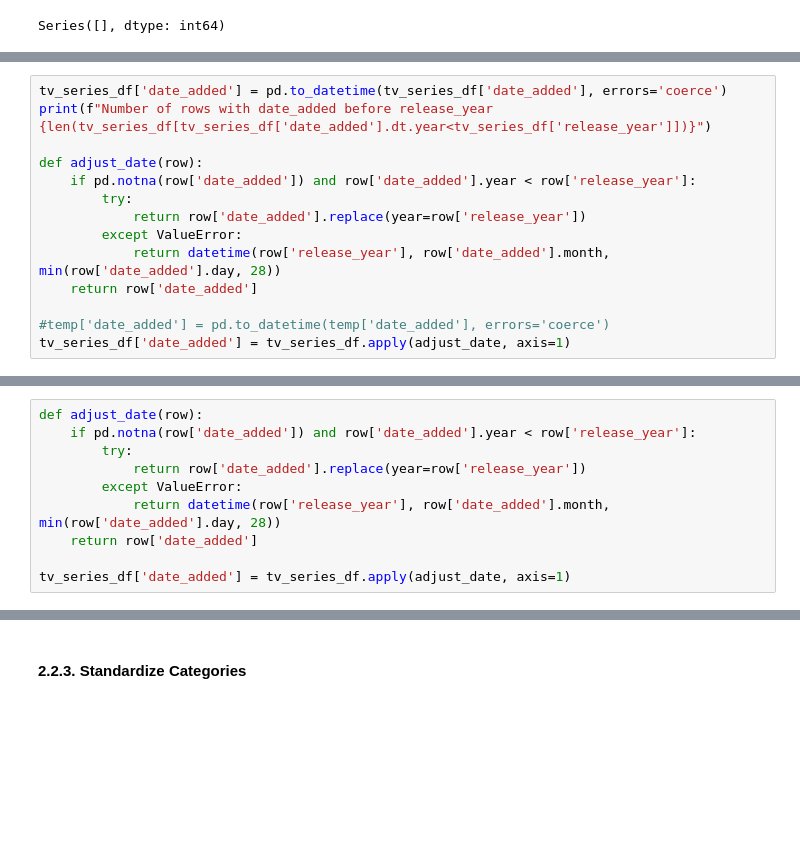
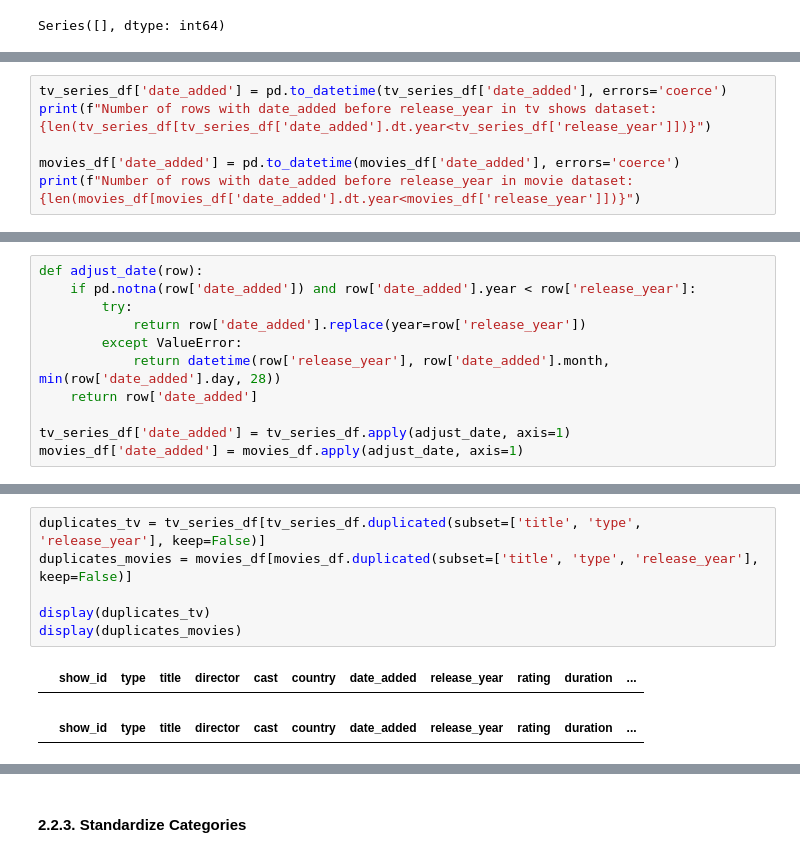
Before and after one commit to TomasrRodrigues/Netflix-Exploratory-Data-Analysis, a Jupyter notebook: NetflixEDA.ipynb, the cells around one changed output, grey strips where cells are left out. Cells and saved outputs as stored; diff of their text form; blank space fills up the shorter version.

```diff
--- a/NetflixEDA.ipynb
+++ b/NetflixEDA.ipynb
@@ -343,15 +347,7 @@ Having the null values handled we shall now guarantee that there are no "impossi
 # %%
 tv_series_df['date_added'] = pd.to_datetime(tv_series_df['date_added'], errors='coerce')
-print(f"Number of rows with date_added before release_year {len(tv_series_df[tv_series_df['date_added'].dt.year<tv_series_df['release_year']])}")
+print(f"Number of rows with date_added before release_year in tv shows dataset: {len(tv_series_df[tv_series_df['date_added'].dt.year<tv_series_df['release_year']])}")
 
-def adjust_date(row):
-    if pd.notna(row['date_added']) and row['date_added'].year < row['release_year']:
-        try:
-            return row['date_added'].replace(year=row['release_year'])
-        except ValueError:
-            return datetime(row['release_year'], row['date_added'].month, min(row['date_added'].day, 28))
-    return row['date_added']
-
-#temp['date_added'] = pd.to_datetime(temp['date_added'], errors='coerce')
-tv_series_df['date_added'] = tv_series_df.apply(adjust_date, axis=1)
+movies_df['date_added'] = pd.to_datetime(movies_df['date_added'], errors='coerce')
+print(f"Number of rows with date_added before release_year in movie dataset: {len(movies_df[movies_df['date_added'].dt.year<movies_df['release_year']])}")
 # %% [output]
@@ -370,5 +365,6 @@ def adjust_date(row):
     return row['date_added']
 
 tv_series_df['date_added'] = tv_series_df.apply(adjust_date, axis=1)
+movies_df['date_added'] = movies_df.apply(adjust_date, axis=1)
 # %%
 print(f"Number of rows with date_added before release_year: {len(tv_series_df[tv_series_df['date_added'].dt.year<tv_series_df['release_year']])}")
@@ -395,0 +412,9 @@ As we can see the first TV show was added in 2008 which means that all the data
+# %%
+duplicates_tv = tv_series_df[tv_series_df.duplicated(subset=['title', 'type', 'release_year'], keep=False)]
+duplicates_movies = movies_df[movies_df.duplicated(subset=['title', 'type', 'release_year'], keep=False)]
+
+display(duplicates_tv)
+display(duplicates_movies)
+# %% [output]
+|  | show_id | type | title | director | cast | country | date_added | release_year | rating | duration | ... |
+|  | show_id | type | title | director | cast | country | date_added | release_year | rating | duration | ... |
```
Also changed, not shown: parts of 16 cells of this notebook.
